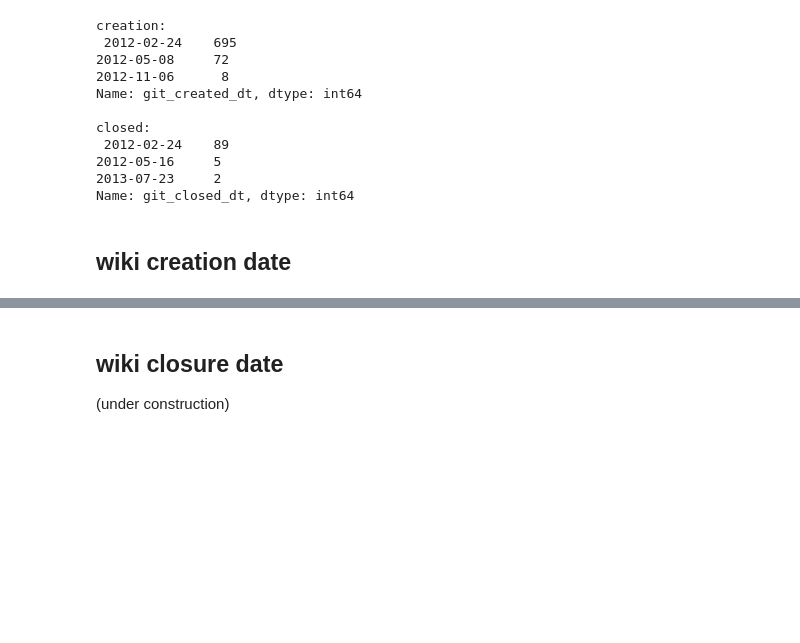
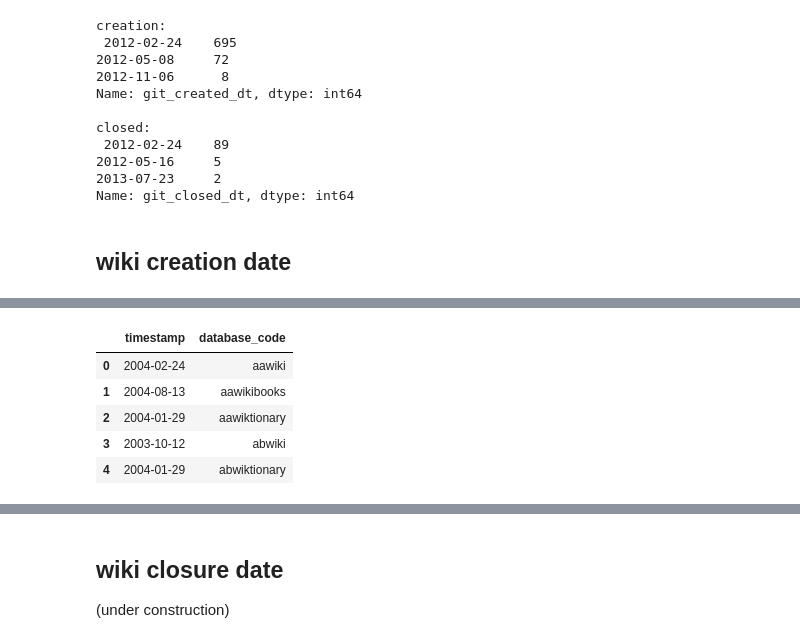
Before and after one commit to kcvelaga/wikidb_start_end, a Jupyter notebook: creation.ipynb, the cells around one changed output, grey strips where cells are left out. Cells and saved outputs as stored; diff of their text form; code cells hidden in the pictures; blank space fills up the shorter version.

```diff
--- a/creation.ipynb
+++ b/creation.ipynb
@@ -104,3 +107,6 @@ pre2012 = public_content_wikis[public_content_wikis['git_created_dt'] <= datetim
 
 # list of wikis graduated from incubator until 2012 (this is a manually created flat file based on: https://incubator.wikimedia.org/wiki/Incubator:Site_creation_log)
 incubator_pre2012_logs = pd.read_csv('incubator_logs/incubator_site_creation_log_pre2012.csv')
+
+# projects that were created before 2012, but not through incubator
+non_incubator_creations = pre2012.query("""domain_name != @incubator_pre2012_logs.domain_name.values.tolist()""")
@@ -114,2 +112,0 @@ wikis_200610.head()
-# %%
-non_incubator_creations = pre2012_wikis.query("""domain_name != @incubator_pre2012_logs.domain_name.values.tolist()""")
@@ -118,6 +113,45 @@ non_incubator_creations.head()
+# %%
+# query to fetch the least available rev timestamp between the revision and the archive table
+least_rev_timestamp_query = """
+WITH
+    least_rev_ts AS (
+        SELECT
+            MIN(rev_timestamp) AS timestamp,
+            'constant' AS constant
+        FROM
+            revision),
+
+    least_ar_rev_ts AS (
+        SELECT
+            MIN(ar_timestamp) AS timestamp,
+            'constant' AS constant
+        FROM
+            archive)
+
+
+SELECT
+    CASE
+        WHEN rev.timestamp <= ar_rev.timestamp THEN rev.timestamp
+        ELSE ar_rev.timestamp
+    END AS timestamp
+FROM
+    least_rev_ts rev
+JOIN
+    least_ar_rev_ts ar_rev
+    ON rev.constant = ar_rev.constant
+"""
 # %%
-min_rev_date = wmf.mariadb.run("""SELECT MIN(rev_timestamp) AS min_rev_timestamp FROM revision""", non_incubator_creations['database_code'].values.tolist())
+warnings.filterwarnings('ignore')
+
+min_rev_date = mariadb.run(least_rev_timestamp_query, non_incubator_creations['database_code'].values.tolist())
 min_rev_date['database_code'] = non_incubator_creations['database_code'].values.tolist()
-min_rev_date['min_rev_timestamp'] = pd.to_datetime(min_rev_date['min_rev_timestamp'], yearfirst=True, errors='coerce')
-min_rev_date['min_rev_timestamp'] = min_rev_date['min_rev_timestamp'].apply(lambda x:x.date())
+min_rev_date['timestamp'] = pd.to_datetime(min_rev_date['timestamp'], yearfirst=True, errors='coerce')
+min_rev_date['timestamp'] = min_rev_date['timestamp'].apply(lambda x:x.date())
 min_rev_date.head()
+# %% [output]
+|  | timestamp | database_code |
+| 0 | 2004-02-24 | aawiki |
+| 1 | 2004-08-13 | aawikibooks |
+| 2 | 2004-01-29 | aawiktionary |
+| 3 | 2003-10-12 | abwiki |
+| 4 | 2004-01-29 | abwiktionary |
```
Also changed, not shown: parts of 17 cells of this notebook, 1 other file.
